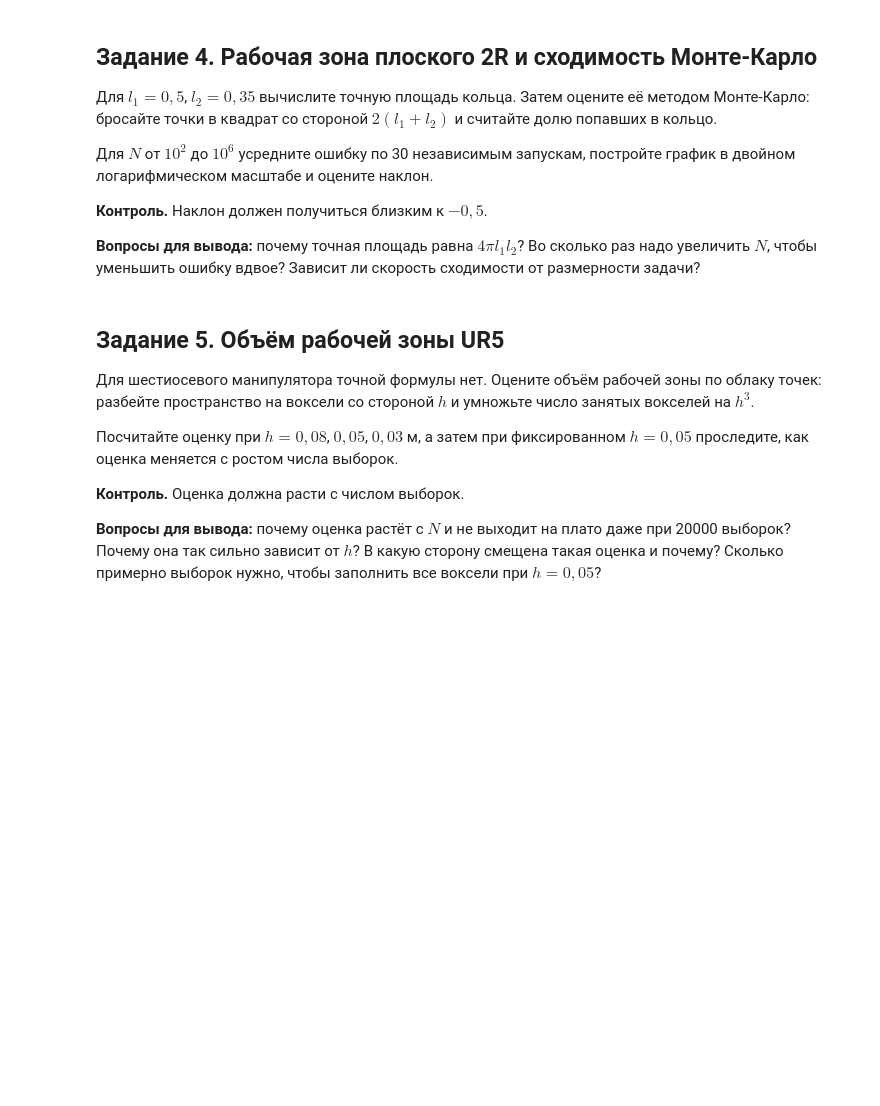
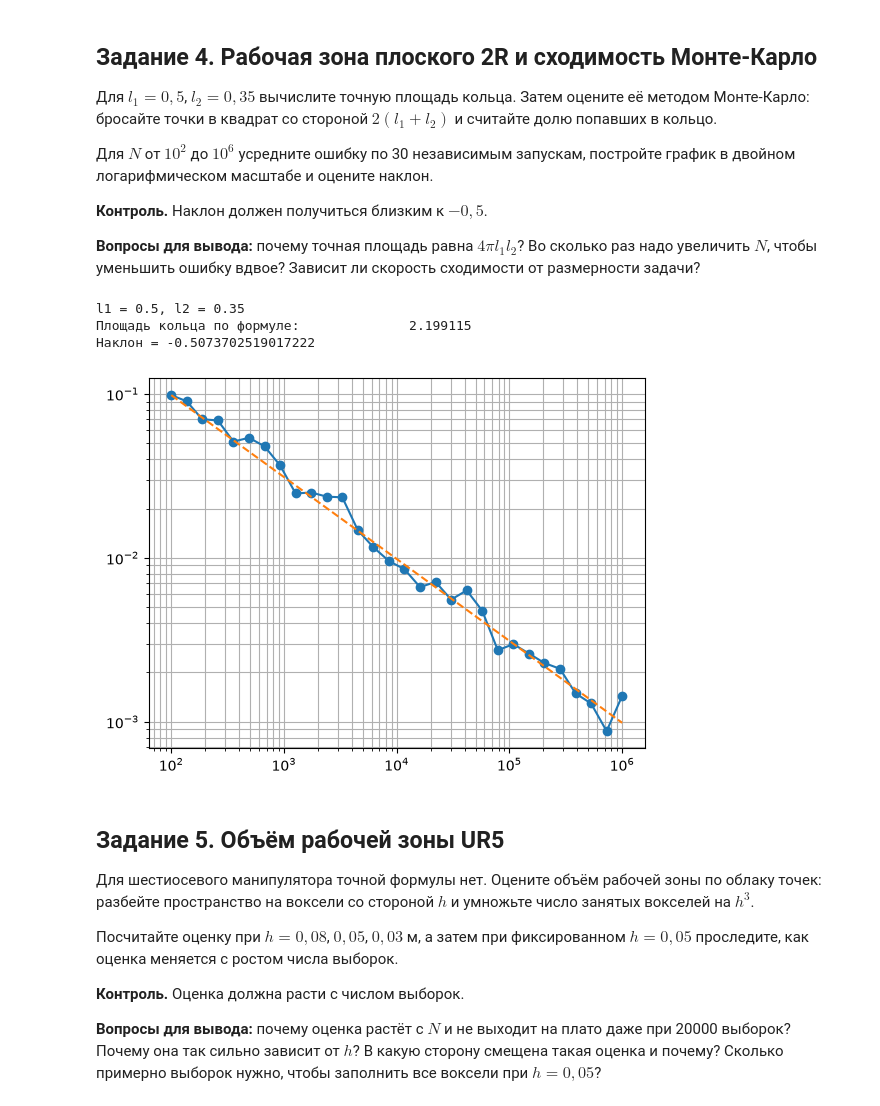
Before and after one commit to 4lo8ecK/robotics, a Jupyter notebook: lab5/ЛР_05_шаблон.ipynb, the cells around one changed output. Cells and saved outputs as stored; diff of their text form; code cells hidden in the pictures; blank space fills up the shorter version.

Commit message:
Сделано 5-ое задание 5-ой лабораторки

```diff
--- a/lab5/ЛР_05_шаблон.ipynb
+++ b/lab5/ЛР_05_шаблон.ipynb
@@ -449,7 +449,47 @@ $2(l_1{+}l_2)$ и считайте долю попавших в кольцо.
 надо увеличить $N$, чтобы уменьшить ошибку вдвое? Зависит ли скорость сходимости
 от размерности задачи?
 # %%
-# TODO: задание 4
+
+# площадь кольца, указанного через l1 и l2
+# где r1 = |l1 - l2|, r2 = l1 + l2
+# pi*(l1+l2)^2 - pi*(l1-l2)^2 => pi*((l1+l2)^2 - (l1-l2)^2) => 4*pi*l1*l2
+def calc_ring_area(l1: float, l2: float) -> float:
+	return np.pi * (4 * l1 * l2)
+
+def monte_carlo_area(l1: float, l2: float, points_count: int) -> float:
+	r_out = l1+l2
+	r_in = abs(l1-l2)
+
+	x = np.random.uniform(-r_out, r_out, points_count)
+	y = np.random.uniform(-r_out, r_out, points_count)
+
+	dist_square = x*x + y*y
+	inside = (dist_square >= r_in*r_in) &  (dist_square <= r_out*r_out)
+	return 4*r_out*r_out * np.mean(inside)
+
+
+def task_4():
+	steps = 30
+	l1, l2 = 0.5, 0.35
+	print(f'l1 = {l1}, l2 = {l2}')
+	print(f'Площадь кольца по формуле:\t{calc_ring_area(0.5, 0.35):.6f}')
+
+	numbers = np.logspace(2, 6, steps).astype(int)
+	errs = [np.mean([abs(monte_carlo_area(l1, l2, N) - calc_ring_area(l1,l2)) for _ in range(steps)]) for N in numbers]
+	slope = np.polyfit(np.log10(numbers), np.log10(errs), 1)[0]
+	print(f'Наклон = {slope}')
+
+	plt.loglog(numbers, errs, 'o-', label='ошибка (среднее по 30 запускам)')
+	plt.loglog(numbers, errs[0] * (numbers / numbers[0])**-0.5, '--', label='N^(-1/2)')
+	plt.grid(visible=True, which='both')
+	plt.show()
+
+task_4()
+# %% [output]
+l1 = 0.5, l2 = 0.35
+Площадь кольца по формуле:              2.199115
+Наклон = -0.5073702519017222
+[figure, added]
 # %% [markdown]
 ## Задание 5. Объём рабочей зоны UR5
 
```
Also changed, not shown: parts of 2 cells of this notebook, 1 other file.
